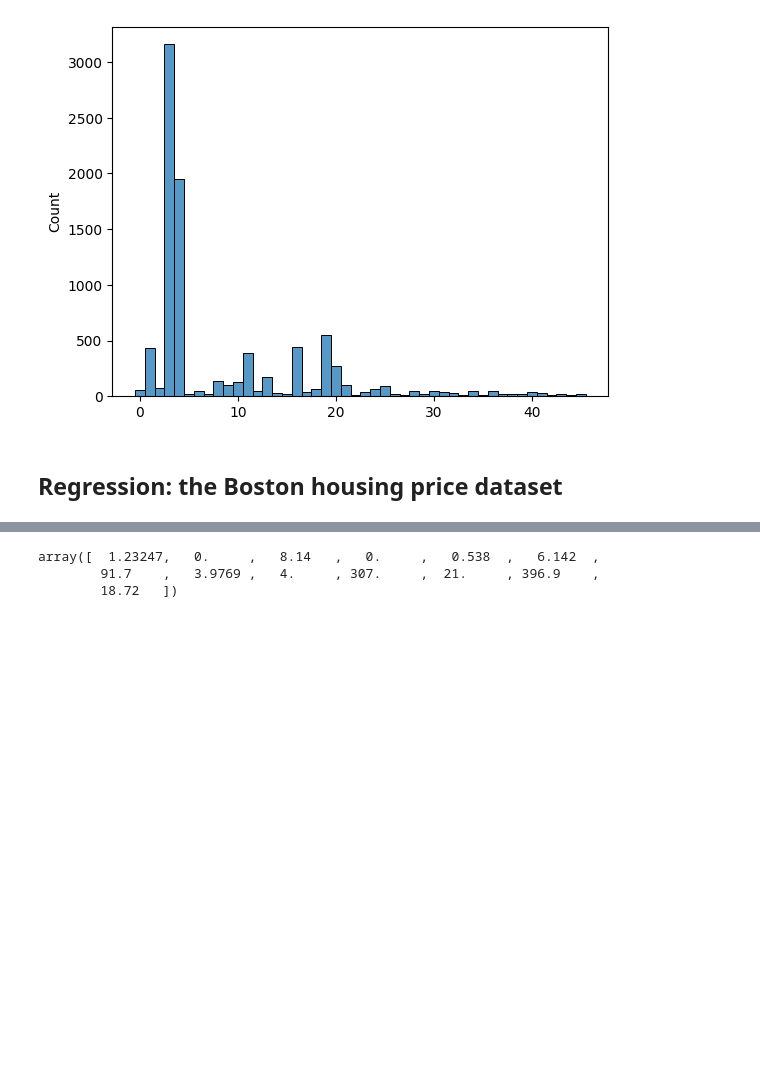
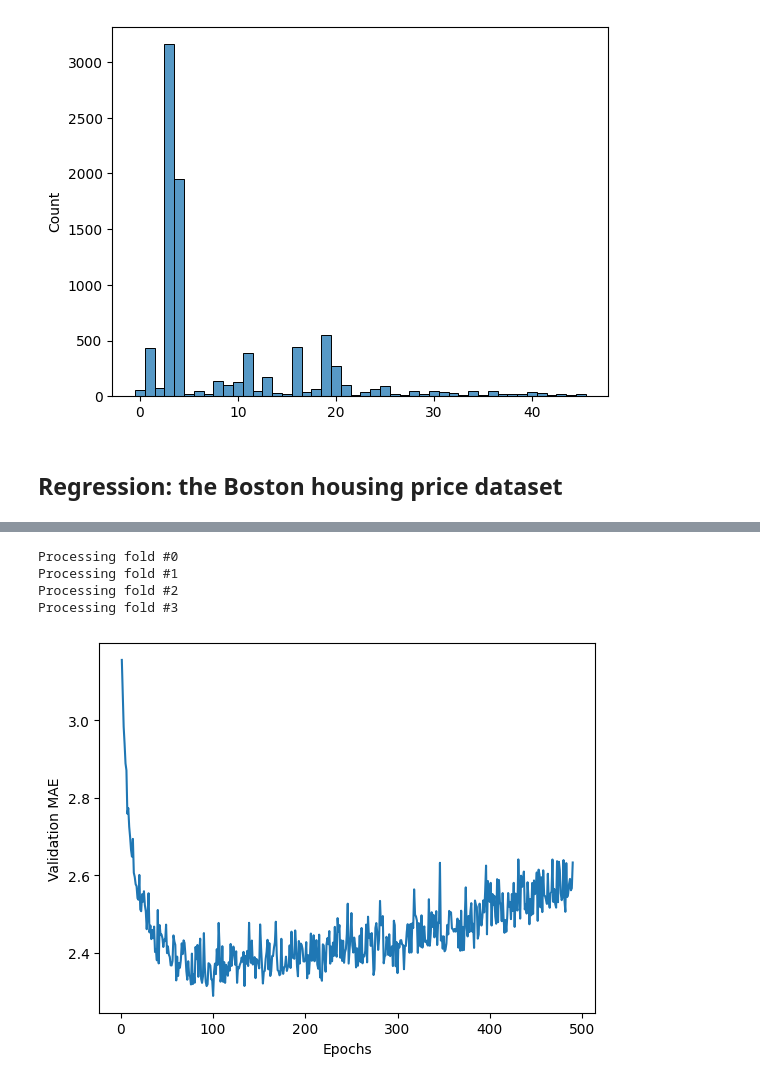
Before and after one commit to TomS55555/learntf, a Jupyter notebook: ch4.ipynb, the cells around one changed output, grey strips where cells are left out. Drawn from its saved outputs; the diff is of its cells as text; code cells hidden in the pictures; blank space fills up the shorter version.

```diff
--- a/ch4.ipynb
+++ b/ch4.ipynb
@@ -197,7 +252,45 @@ Downloading data from https://storage.googleapis.com/tensorflow/tf-keras-dataset
 Size of training set, test set:  404 ,  102
-# %%
-train_data[0]
-# %% [output]
-array([  1.23247,   0.     ,   8.14   ,   0.     ,   0.538  ,   6.142  ,
-        91.7    ,   3.9769 ,   4.     , 307.     ,  21.     , 396.9    ,
-        18.72   ])
+# %%
+mean = train_data.mean(axis=0)
+train_data -= mean
+std = train_data.std(axis=0)
+train_data /= std
+test_data = (test_data - mean) / std
+# %%
+def build_model():
+    model = keras.Sequential([
+        layers.Dense(64, activation="relu"),
+        layers.Dense(64, activation="relu"),
+        layers.Dense(1)
+    ])
+    model.compile(optimizer="rmsprop", loss="mse", metrics=["mae"])
+    return model
+# %%
+k = 4
+num_val_samples = len(train_data) // k
+num_epochs = 500
+all_mae_histories = list()
+for i in range(k):
+    print(f"Processing fold #{i}")
+    val_data = train_data[i * num_val_samples: (i+1)*num_val_samples]
+    val_targets = train_labels[i * num_val_samples: (i+1)*num_val_samples]
+    partial_train_data = np.concatenate((train_data[:i*num_val_samples], train_data[(i+1)*num_val_samples:]), axis=0)
+    partial_train_targets = np.concatenate((train_labels[:i*num_val_samples], train_labels[(i+1)*num_val_samples:]), axis=0)
+    model = build_model()
+    history = model.fit(partial_train_data, partial_train_targets, epochs=num_epochs, batch_size=16, verbose=0, validation_data=(val_data, val_targets))
+    all_mae_histories.append(history.history["val_mae"])
+# %% [output]
+Processing fold #0
+Processing fold #1
+Processing fold #2
+Processing fold #3
+# %%
+average_mae_history = [np.mean([x[i] for x in all_mae_histories]) for i in range(num_epochs)]
+# %%
+truncated = average_mae_history[10:]
+plt.plot(range(1, len(truncated)+1), truncated)
+plt.xlabel("Epochs")
+plt.ylabel("Validation MAE")
+plt.show()
+# %% [output]
+[figure, added]
```
Also changed, not shown: parts of 13 cells of this notebook, 2 other files.
